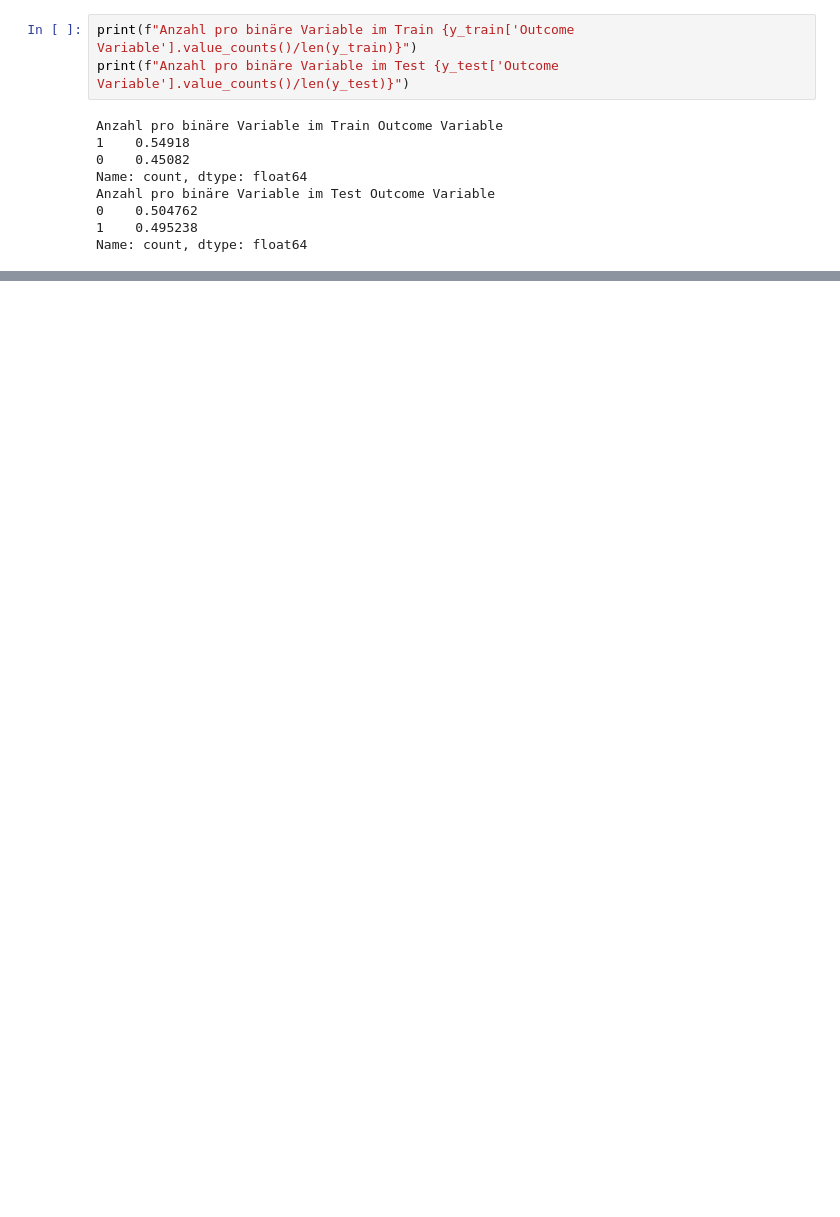
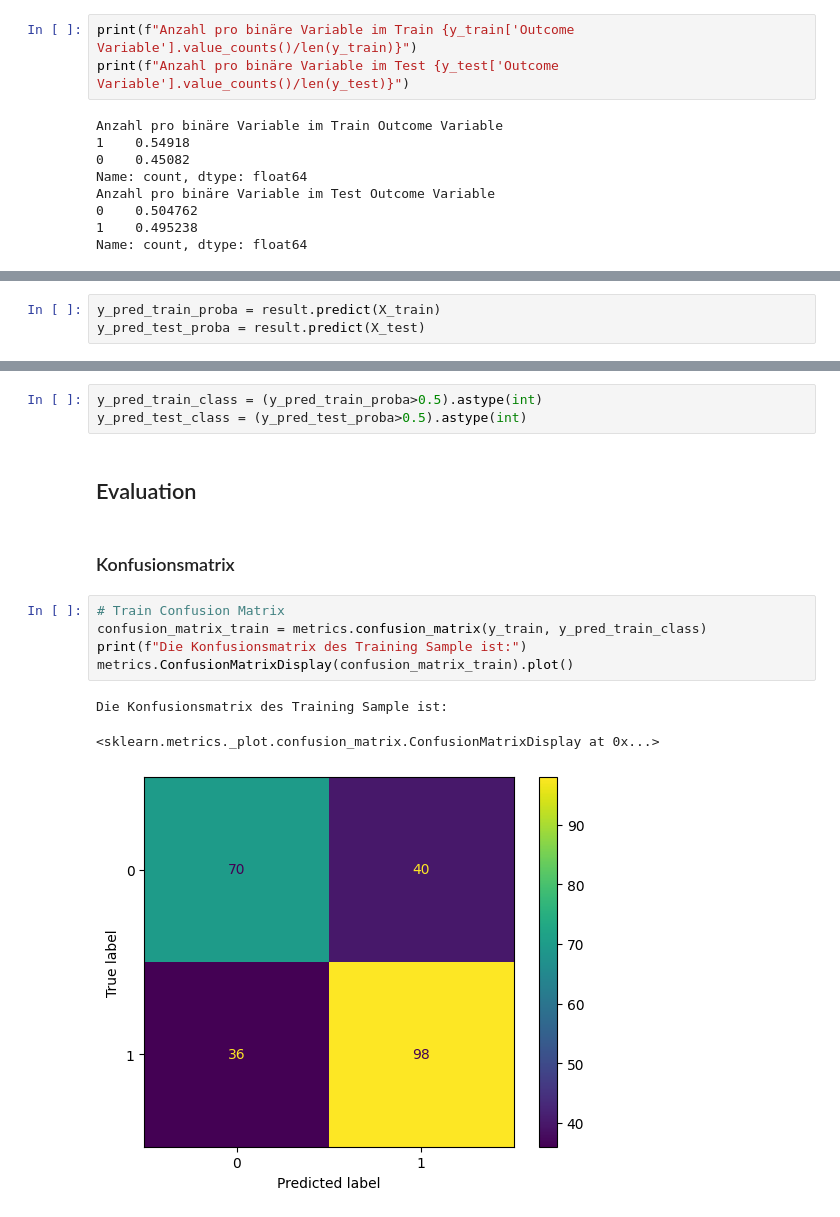
Before and after one commit to marinafrei/dana, a Jupyter notebook: LogistischeRegression.ipynb, the cells around one changed output, grey strips where cells are left out. Cells and saved outputs as stored; diff of their text form; blank space fills up the shorter version.

Commit message:
Evaluation der logistischen Regression erledigt

```diff
--- a/LogistischeRegression.ipynb
+++ b/LogistischeRegression.ipynb
@@ -65,0 +68,3 @@ Name: count, dtype: float64
+# %%
+y_pred_train_proba = result.predict(X_train)
+y_pred_test_proba = result.predict(X_test)
@@ -65,0 +115,16 @@ Name: count, dtype: float64
+# %%
+y_pred_train_class = (y_pred_train_proba>0.5).astype(int)
+y_pred_test_class = (y_pred_test_proba>0.5).astype(int)
+# %% [markdown]
+## Evaluation
+# %% [markdown]
+### Konfusionsmatrix
+# %%
+# Train Confusion Matrix
+confusion_matrix_train = metrics.confusion_matrix(y_train, y_pred_train_class)
+print(f"Die Konfusionsmatrix des Training Sample ist:")
+metrics.ConfusionMatrixDisplay(confusion_matrix_train).plot()
+# %% [output]
+Die Konfusionsmatrix des Training Sample ist:
+<sklearn.metrics._plot.confusion_matrix.ConfusionMatrixDisplay at 0x...>
+[figure, added]
```
Also changed, not shown: parts of 13 cells of this notebook, 1 other file.
